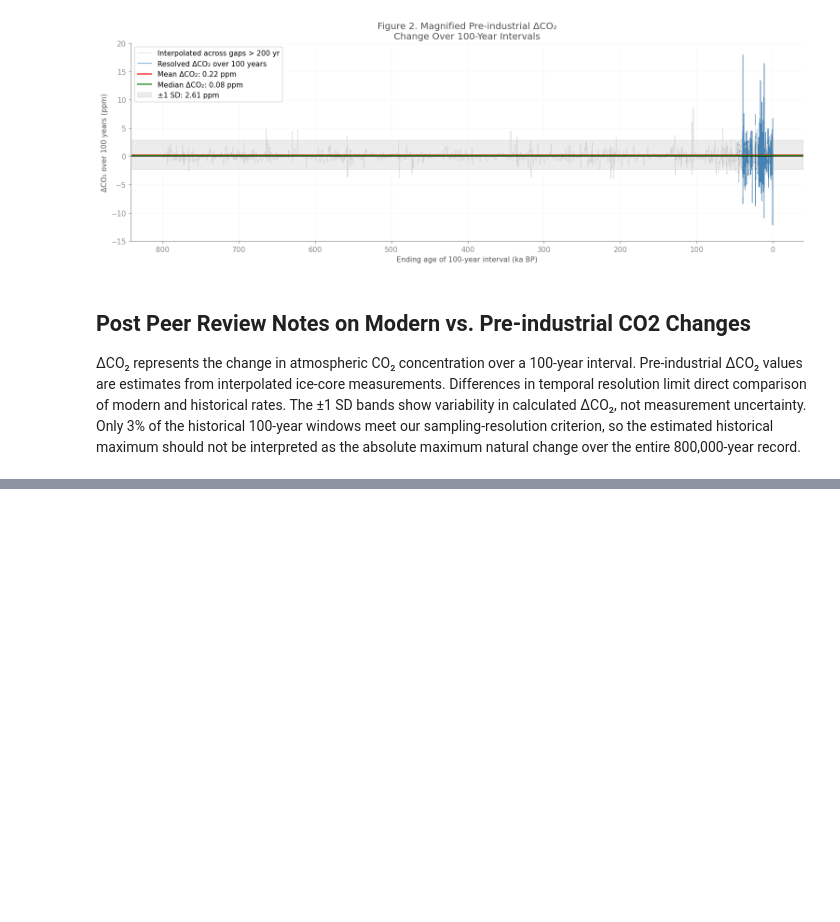
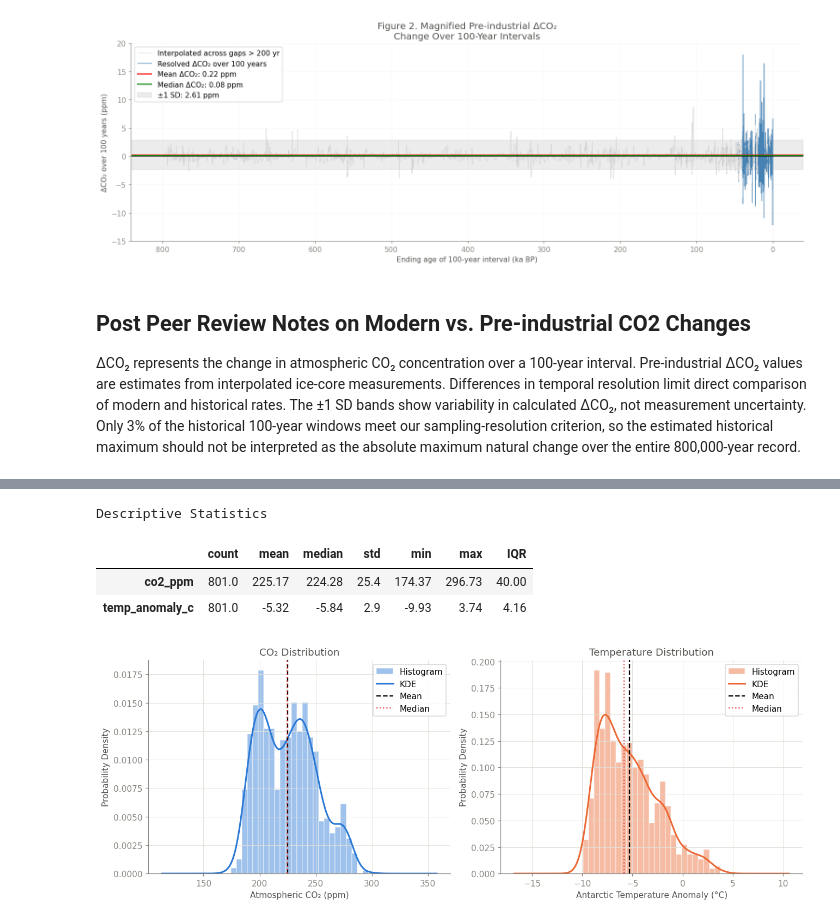
Before and after one commit to akelleyteng/geol557f26, a Jupyter notebook: notebook/GEOL557_wrangling.ipynb, the cells around one changed output, grey strips where cells are left out. Cells and saved outputs as stored; diff of their text form; code cells hidden in the pictures; blank space fills up the shorter version.

Commit message:
Added statistical analysis and regression plots

```diff
--- a/notebook/GEOL557_wrangling.ipynb
+++ b/notebook/GEOL557_wrangling.ipynb
@@ -1591,0 +1663,76 @@ The ±1 SD bands show variability in calculated ΔCO₂, not measurement uncerta
+# %%
+
+# descriptive statistics
+variables = ["co2_ppm", "temp_anomaly_c"]
+
+summary = analysis[variables].agg(
+    ["count", "mean", "median", "std", "min", "max"]
+).T
+
+summary["IQR"] = (
+    analysis[variables].quantile(0.75)
+    - analysis[variables].quantile(0.25)
+)
+
+print("Descriptive Statistics")
+display(summary.round(2))
+
+# histograms and KDE plots
+fig, axes = plt.subplots(
+    1, 2, figsize=(12, 4.5)
+)
+
+labels = [
+    ("co2_ppm", "Atmospheric CO₂ (ppm)", BLUE),
+    ("temp_anomaly_c", "Antarctic Temperature Anomaly (°C)", ORANGE)
+]
+
+for ax, (col, label, color) in zip(axes, labels):
+    values = analysis[col].dropna()
+
+    ax.hist(
+        values,
+        bins=25,
+        density=True,
+        alpha=0.45,
+        color=color,
+        edgecolor="white",
+        label="Histogram"
+    )
+
+    values.plot.kde(
+        ax=ax,
+        color=color,
+        linewidth=2,
+        label="KDE"
+    )
+
+    ax.axvline(
+        values.mean(),
+        color="black",
+        linestyle="--",
+        label="Mean"
+    )
+
+    ax.axvline(
+        values.median(),
+        color=RED,
+        linestyle=":",
+        label="Median"
+    )
+
+    ax.set_xlabel(label)
+    ax.set_ylabel("Probability Density")
+    ax.legend()
+
+axes[0].set_title("CO₂ Distribution")
+axes[1].set_title("Temperature Distribution")
+
+plt.tight_layout()
+plt.show()
+# %% [output]
+Descriptive Statistics
+|  | count | mean | median | std | min | max | IQR |
+| co2_ppm | 801.0 | 225.17 | 224.28 | 25.4 | 174.37 | 296.73 | 40.00 |
+| temp_anomaly_c | 801.0 | -5.32 | -5.84 | 2.9 | -9.93 | 3.74 | 4.16 |
+[figure, added]
```
Also changed, not shown: parts of 8 cells of this notebook.
